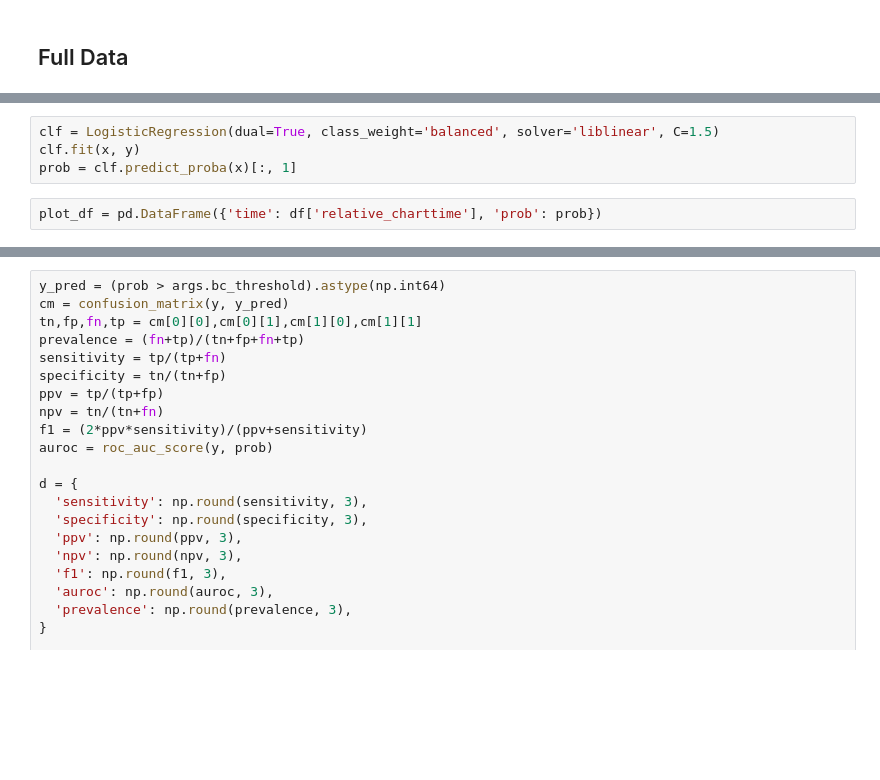
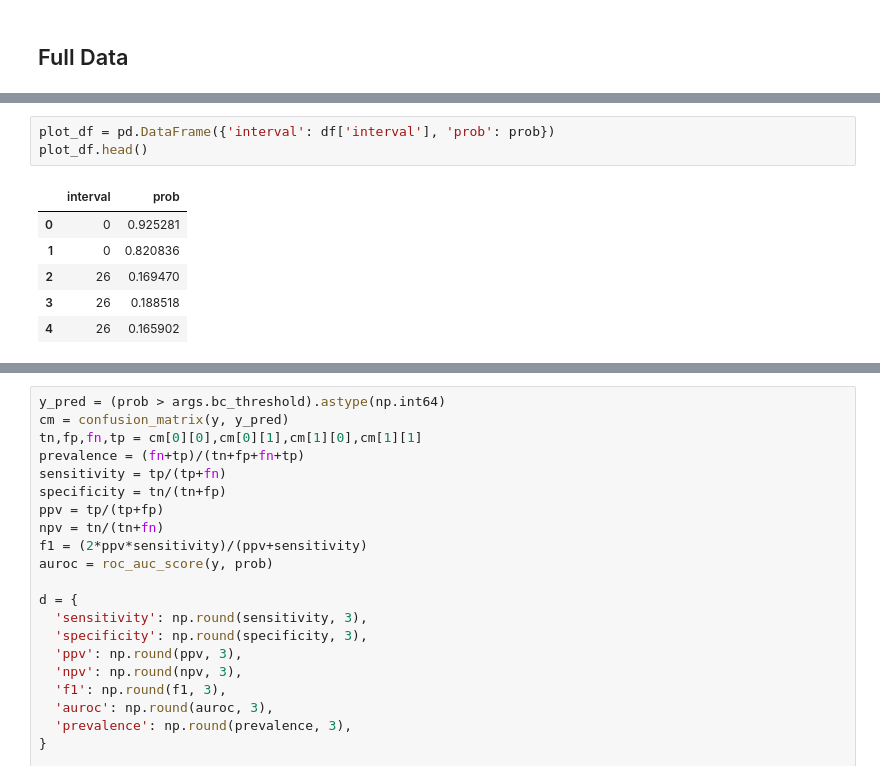
Before and after one commit to sudarshan85/imminent-adm-mimic, a Jupyter notebook: lr/lr_classifier.ipynb, the cells around one changed output, grey strips where cells are left out. Drawn from its saved outputs; the diff is of its cells as text; blank space fills up the shorter version.

```diff
--- a/lr/lr_classifier.ipynb
+++ b/lr/lr_classifier.ipynb
@@ -179,6 +186,10 @@ y = df['class_label'].to_numpy()
-# %%
-clf = LogisticRegression(dual=True, class_weight='balanced', solver='liblinear', C=1.5)
-clf.fit(x, y)
-prob = clf.predict_proba(x)[:, 1]
 # %%
-plot_df = pd.DataFrame({'time': df['relative_charttime'], 'prob': prob})
+plot_df = pd.DataFrame({'interval': df['interval'], 'prob': prob})
+plot_df.head()
+# %% [output]
+|  | interval | prob |
+| 0 | 0 | 0.925281 |
+| 1 | 0 | 0.820836 |
+| 2 | 26 | 0.169470 |
+| 3 | 26 | 0.188518 |
+| 4 | 26 | 0.165902 |
```
Also changed, not shown: parts of 12 cells of this notebook, 1 other file.
